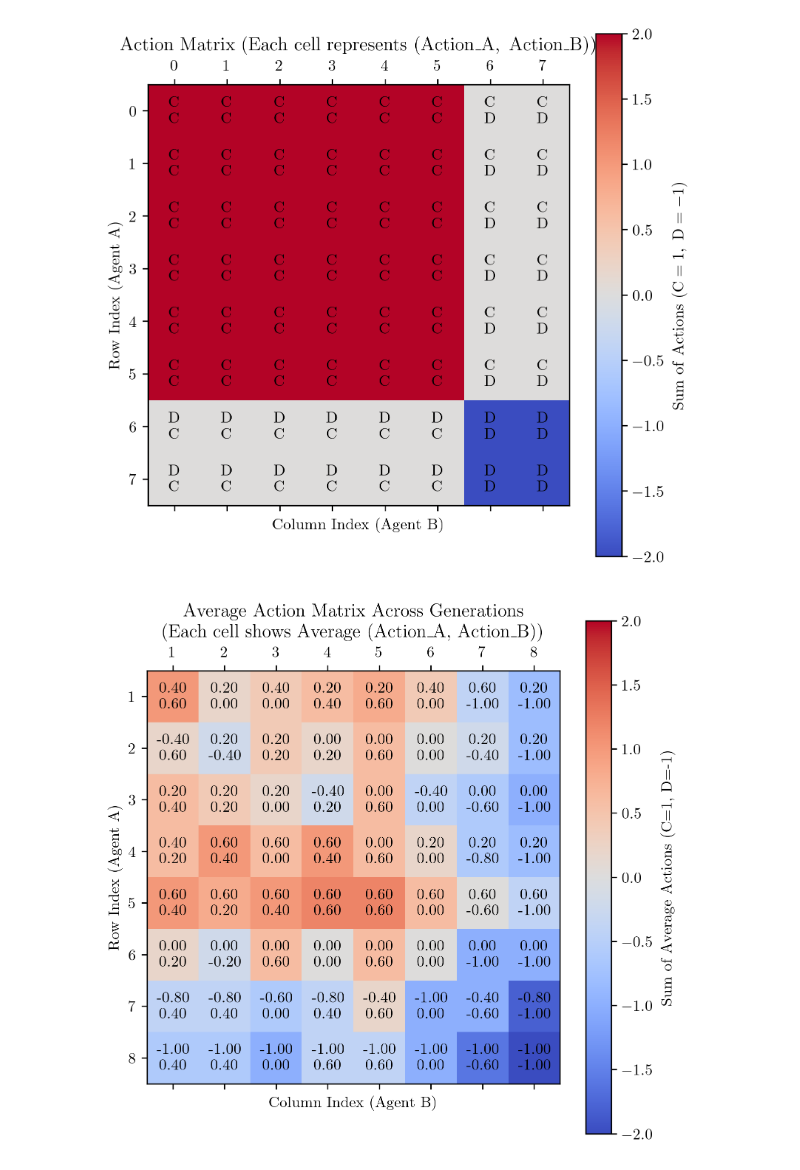
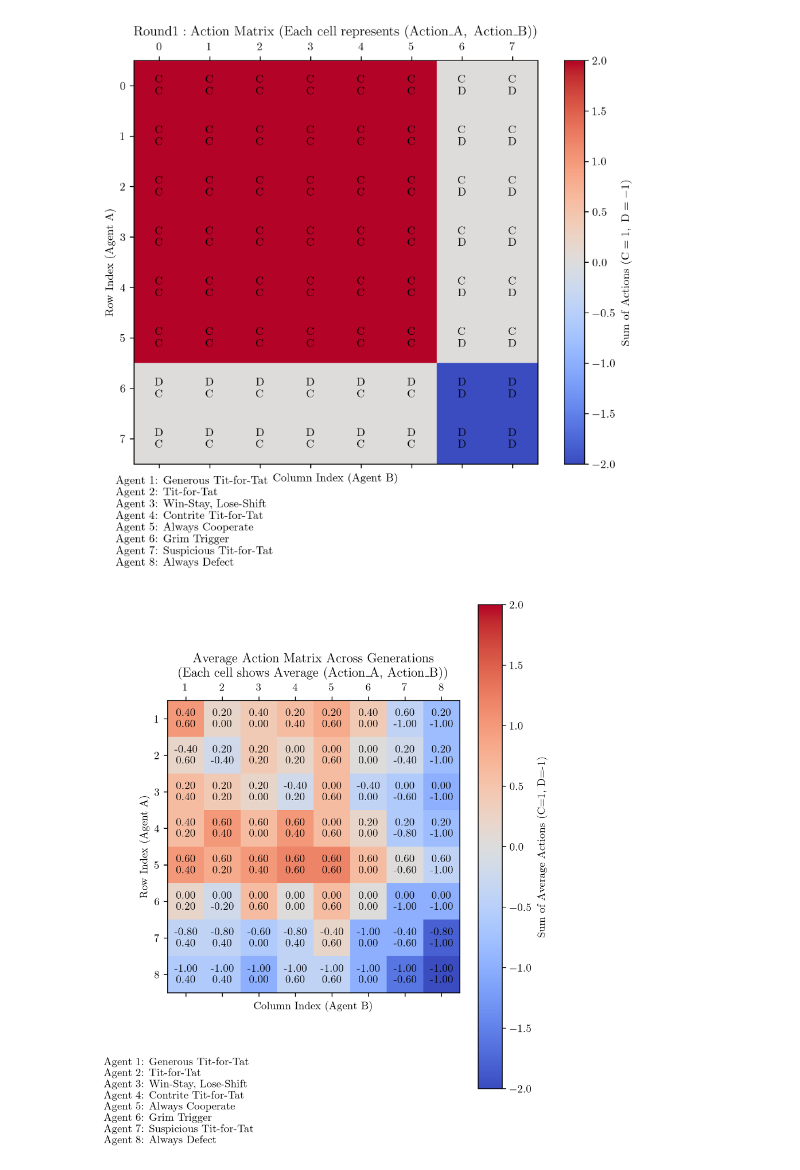
Before and after one commit to ghollbeck/Multi-Agent-Equilibria, a Jupyter notebook: Games/1_Prisoners_Dilemma/Analysis_of_Data.ipynb, the cells around one changed output. Cells and saved outputs as stored; diff of their text form; code cells hidden in the pictures.

```diff
--- a/Games/1_Prisoners_Dilemma/Analysis_of_Data.ipynb
+++ b/Games/1_Prisoners_Dilemma/Analysis_of_Data.ipynb
@@ -48,7 +48,7 @@ for _, row in first_generation_data.iterrows():
 # 3) Create a numeric matrix (8x8) for display via matshow
 #     For example, use the sum of the two values: (1, -1) => 0.
 # --------------------------------------------------------------------
-heatmap_values = np.zeros((8, 8), dtype=int )
+heatmap_values = np.zeros((8, 8), dtype=int)
 
 for i in range(8):
     for j in range(8):
@@ -61,36 +61,57 @@ for i in range(8):
 # --------------------------------------------------------------------
 # 4) Plot the heatmap and annotate each cell with the action tuple
 #     (displaying "C" for 1 [Cooperation] and "D" for -1 [Deception]),
 #     using LaTeX formatting with the CMU Modern font.
 # --------------------------------------------------------------------
-fig, ax = plt.subplots(figsize=(6,6), dpi=300)
+fig = plt.figure(figsize=(8,7), dpi=300)
+
+# Create main axes for the heatmap (slightly smaller to make room for legend)
+ax = plt.axes([0.1, 0.2, 0.8, 0.7])
 cax = ax.matshow(heatmap_values, cmap='coolwarm', vmin=-2, vmax=2)
 
 for i in range(8):
     for j in range(8):
         if action_matrix[i][j] is not None:
             a, b = action_matrix[i][j]
             action_a = "C" if a == 1 else "D"
             action_b = "C" if b == 1 else "D"
             # Annotate each cell with LaTeX formatted text on two separate lines
             annotation = r"$\mathrm{" + action_a + r"}$" + "\n" + r"$\mathrm{" + action_b + r"}$"
             ax.text(j, i, annotation, ha='center', va='center', color='black', fontsize=10)
         else:
             ax.text(j, i, r"$\mathrm{--}$", ha='center', va='center', color='gray', fontsize=8)
 
 # Set ticks and labels with LaTeX-formatted strings
 ax.set_xticks(range(8))
 ax.set_yticks(range(8))
 ax.set_xlabel(r"$\mathrm{Column\ Index\ (Agent\ B)}$")
 ax.set_ylabel(r"$\mathrm{Row\ Index\ (Agent\ A)}$")
 
 # Add a colorbar with a LaTeX-formatted label
 fig.colorbar(cax, ax=ax, label=r"$\mathrm{Sum\ of\ Actions\ (C=1,\ D=-1)}$")
 
-plt.title(r"$\mathrm{Action\ Matrix\ (Each\ cell\ represents\ (Action\_A,\ Action\_B))}$")
+plt.title(r"$\mathrm{Round 1: Action\ Matrix\ (Each\ cell\ represents\ (Action\_A,\ Action\_B))}$")
+
+# Add a legend below the plot explaining agent strategies
+strategies = [
+    "Generous Tit-for-Tat",
+    "Tit-for-Tat",
+    "Win-Stay, Lose-Shift",
+    "Contrite Tit-for-Tat",
+    "Always Cooperate",
+    "Grim Trigger",
+    "Suspicious Tit-for-Tat",
+    "Always Defect"
+]
+legend_labels = [f"Agent {i+1}: {strategies[i]}" for i in range(8)]
+plt.figtext(0.1, 0.02, "\n".join(legend_labels), ha="left", va="bottom", fontsize=10)
+
+# Save the plot
+plt.savefig('simulation_results/run_2025-03-26_18-03-09/action_matrix.png',
+            bbox_inches='tight', dpi=300)
 plt.show()
 # %% [output]
-[figure, old version]
+[figure, new version]
 # %%
 import matplotlib.pyplot as plt
 import pandas as pd
@@ -153,7 +174,7 @@ for i in range(n):
 # --------------------------------------------------------------------
 # 3) Plot the heatmap with the average action tuples annotated
 # --------------------------------------------------------------------
-fig, ax = plt.subplots(figsize=(6, 6), dpi=300)
+fig, ax = plt.subplots(figsize=(6, 8), dpi=300)
 cax = ax.matshow(avg_heatmap, cmap='coolwarm', vmin=-2, vmax=2)
 
 # Annotate each cell with the averaged tuple (formatted to 2 decimals, on two lines)
@@ -177,9 +198,28 @@ ax.set_ylabel("Row Index (Agent A)")
 fig.colorbar(cax, ax=ax, label="Sum of Average Actions (C=1, D=-1)")
 
 plt.title("Average Action Matrix Across Generations\n(Each cell shows Average (Action_A, Action_B))")
+
+# Add a legend below the plot explaining agent strategies
+strategies = [
+    "Generous Tit-for-Tat",
+    "Tit-for-Tat",
+    "Win-Stay, Lose-Shift",
+    "Contrite Tit-for-Tat",
+    "Always Cooperate",
+    "Grim Trigger",
+    "Suspicious Tit-for-Tat",
+    "Always Defect"
+]
+legend_labels = [f"Agent {i+1}: {strategies[i]}" for i in range(8)]
+plt.figtext(-0.01, 0.02, "\n".join(legend_labels), ha="left", va="bottom", fontsize=10)
+# Save the plot
+plt.savefig('simulation_results/run_2025-03-26_18-03-09/Avarage_action_matrix.png',
+            bbox_inches='tight', dpi=300)
+
+
 plt.show()
 # %% [output]
-[figure, old version]
+[figure, new version]
 # %%
 import matplotlib.pyplot as plt
 import pandas as pd
```
Also changed, not shown: parts of 1 cell of this notebook, 4 other files.
